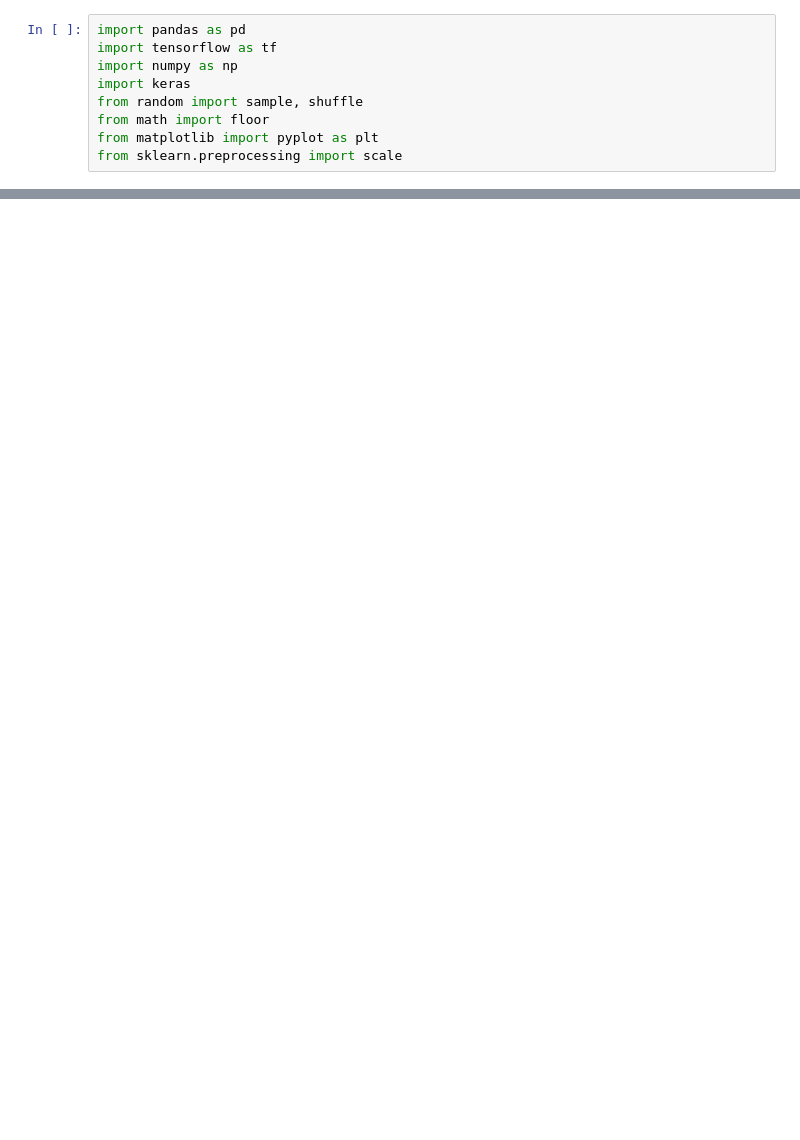
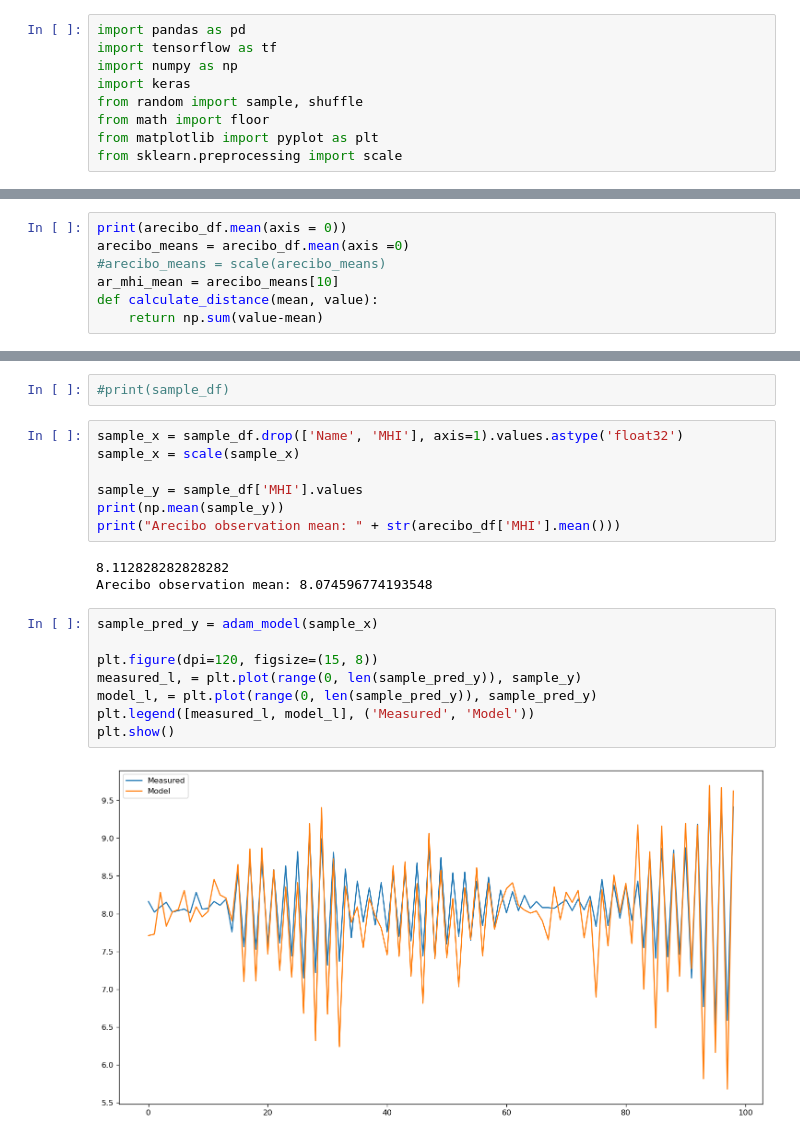
Before and after one commit to gorixInc/HI_masses_ML, a Jupyter notebook: HImassesNN_TF.ipynb, the cells around one changed output, grey strips where cells are left out. Drawn from its saved outputs; the diff is of its cells as text; blank space fills up the shorter version.

```diff
--- a/HImassesNN_TF.ipynb
+++ b/HImassesNN_TF.ipynb
@@ -212,0 +227,7 @@ plt.show()
+# %%
+print(arecibo_df.mean(axis = 0))
+arecibo_means = arecibo_df.mean(axis =0)
+#arecibo_means = scale(arecibo_means)
+ar_mhi_mean = arecibo_means[10]
+def calculate_distance(mean, value):
+    return np.sum(value-mean)
@@ -212,0 +299,22 @@ plt.show()
+# %%
+#print(sample_df)
+# %%
+sample_x = sample_df.drop(['Name', 'MHI'], axis=1).values.astype('float32')
+sample_x = scale(sample_x)
+
+sample_y = sample_df['MHI'].values
+print(np.mean(sample_y))
+print("Arecibo observation mean: " + str(arecibo_df['MHI'].mean()))
+# %% [output]
+8.112828282828282
+Arecibo observation mean: 8.074596774193548
+# %%
+sample_pred_y = adam_model(sample_x)
+
+plt.figure(dpi=120, figsize=(15, 8))
+measured_l, = plt.plot(range(0, len(sample_pred_y)), sample_y)
+model_l, = plt.plot(range(0, len(sample_pred_y)), sample_pred_y)
+plt.legend([measured_l, model_l], ('Measured', 'Model'))
+plt.show()
+# %% [output]
+[figure, added]
```
Also changed, not shown: parts of 11 cells of this notebook.
